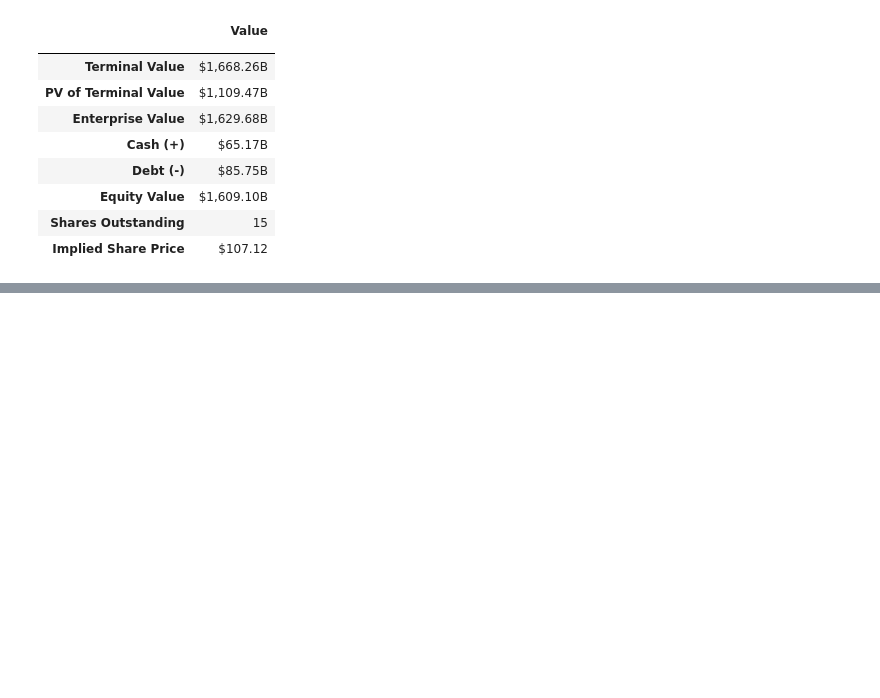
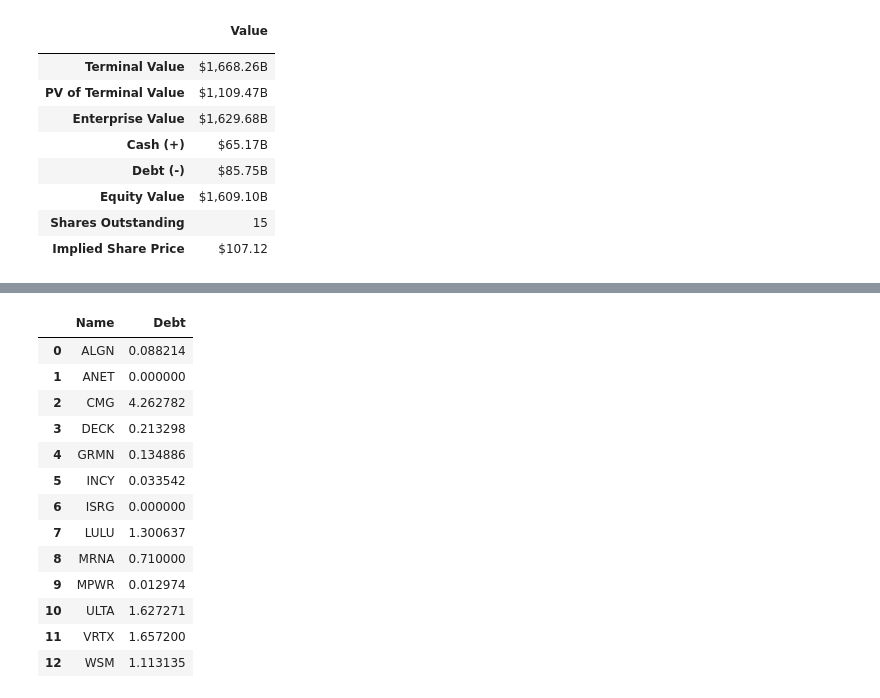
Before and after one commit to dagimg16/dcf_modeling, a Jupyter notebook: dcf_model.ipynb, the cells around one changed output, grey strips where cells are left out. Saved outputs shown, nothing was run; the diff lists cells and outputs as text; code cells hidden in the pictures; blank space fills up the shorter version.

Commit message:
tested app with stocks from s&p 500 and fixed some bugs

```diff
--- a/dcf_model.ipynb
+++ b/dcf_model.ipynb
@@ -422,0 +461,5 @@ pd.DataFrame(metrics_2, columns=['', 'Value']).set_index('')
+# %%
+long_term_debt= df1[df1['error']=='Long Term Debt']
+# %%
+ticker ='KMI'
+stock= yf.Ticker(ticker)
@@ -422,0 +487,16 @@ pd.DataFrame(metrics_2, columns=['', 'Value']).set_index('')
+# %%
+tickers = long_term_debt['Ticker']
+debt_df = []
+failed = 0
+
+for ticker in tickers:
+    try:
+        stock= yf.Ticker(ticker)
+        bs = stock.balance_sheet
+        line_item = bs[bs.index.to_series().str.contains('Long Term Debt', regex=True)].index[0]
+        debt = bs.loc[line_item].iloc[0] / 1e9
+        if pd.isna(debt):
+            debt = 1
+        debt_df.append({'Name': ticker, 'Debt': debt})
+    except Exception as e:
+        failed += 1
@@ -422,0 +507,2 @@ pd.DataFrame(metrics_2, columns=['', 'Value']).set_index('')
+# %%
+df4= pd.DataFrame(debt_df)
@@ -422,0 +526,17 @@ pd.DataFrame(metrics_2, columns=['', 'Value']).set_index('')
+# %%
+df4
+# %% [output]
+|  | Name | Debt |
+| 0 | ALGN | 0.088214 |
+| 1 | ANET | 0.000000 |
+| 2 | CMG | 4.262782 |
+| 3 | DECK | 0.213298 |
+| 4 | GRMN | 0.134886 |
+| 5 | INCY | 0.033542 |
+| 6 | ISRG | 0.000000 |
+| 7 | LULU | 1.300637 |
+| 8 | MRNA | 0.710000 |
+| 9 | MPWR | 0.012974 |
+| 10 | ULTA | 1.627271 |
+| 11 | VRTX | 1.657200 |
+| 12 | WSM | 1.113135 |
```
Also changed, not shown: parts of 20 cells of this notebook, 3 other files.
